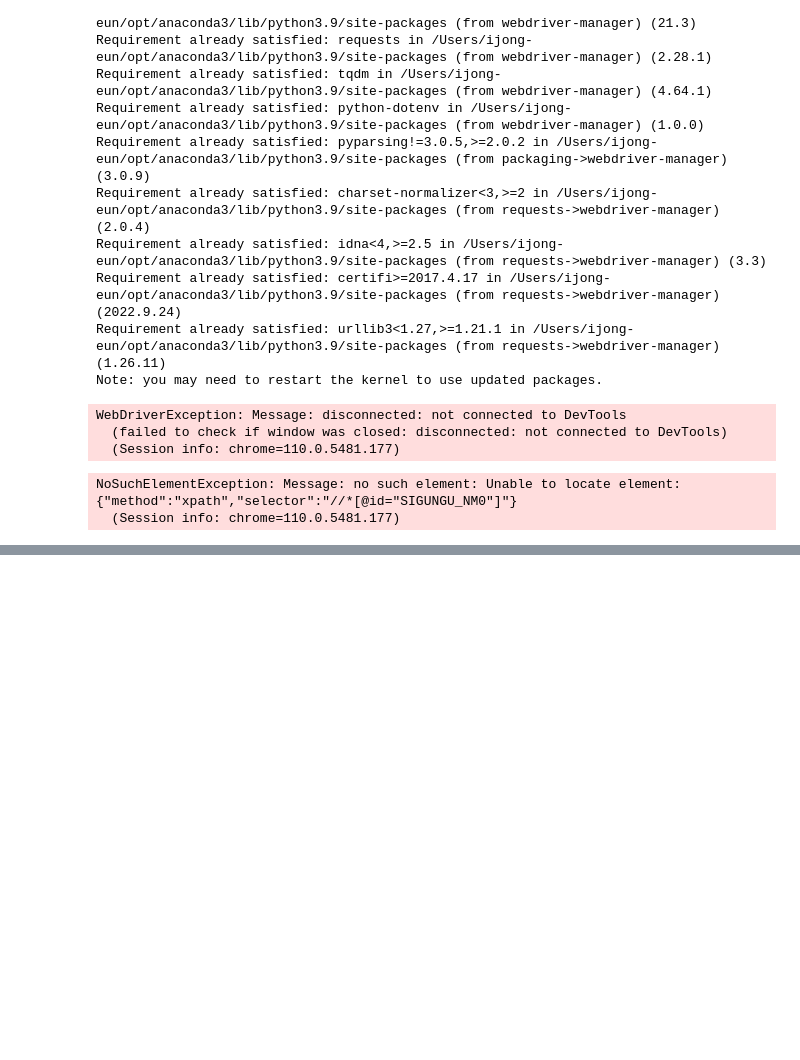
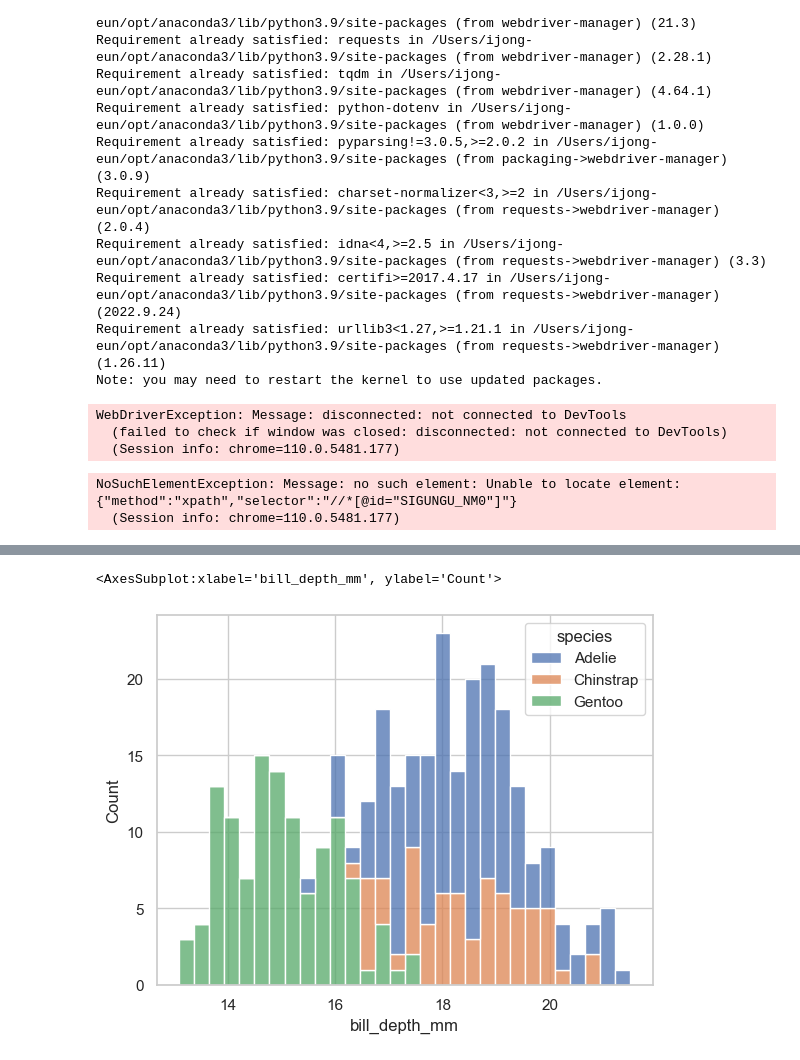
Before and after one commit to leejongeun2/TIL, a Jupyter notebook: 데이터분석/Untitled.ipynb, the cells around one changed output, grey strips where cells are left out. Drawn from its saved outputs; the diff is of its cells as text; code cells hidden in the pictures; blank space fills up the shorter version.

```diff
--- a/데이터분석/Untitled.ipynb
+++ b/데이터분석/Untitled.ipynb
@@ -100,0 +124,6 @@ NoSuchElementException: Message: no such element: Unable to locate element: {"me
+# %%
+# 펭귄데이터에 histplot을 출력: 연속적인 변나눠수를 구간으로 서 데이터를 카운트함, y축 고정
+sns.histplot(data=penguins, x="bill_depth_mm", bins=30, hue="species", multiple="stack") # 보라색은 겹친 것임
+# %% [output]
+<AxesSubplot:xlabel='bill_depth_mm', ylabel='Count'>
+[figure, added]
```
Also changed, not shown: parts of 4 cells of this notebook, 1 other file.
